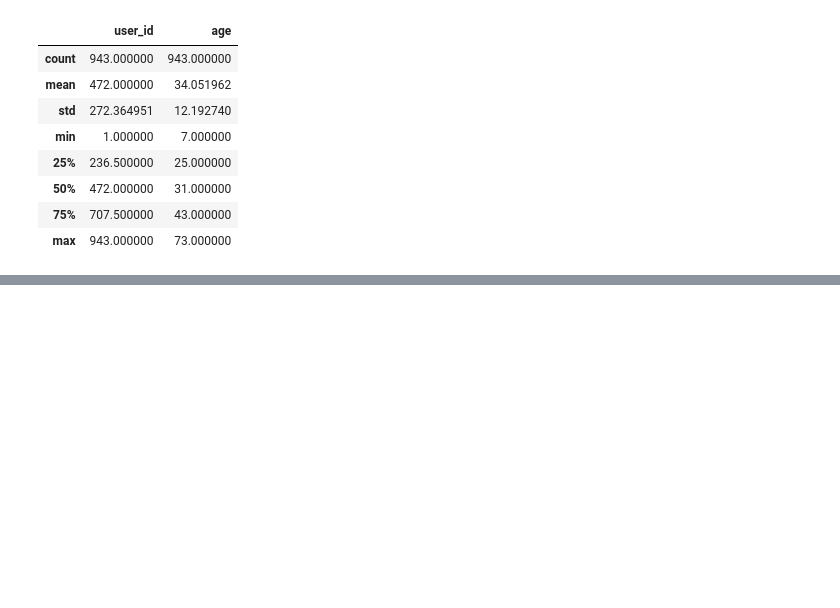
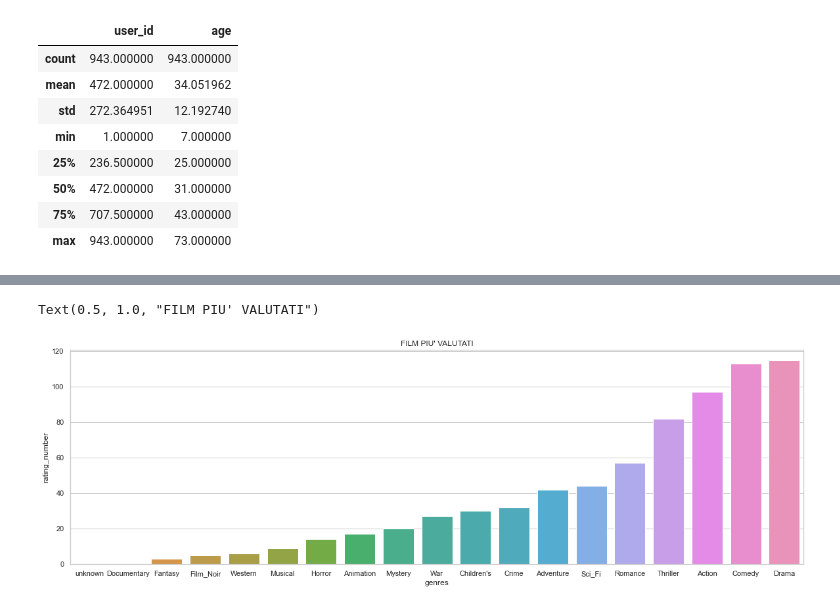
Before and after one commit to SamueleCrispino/recommender-system, a Jupyter notebook: recommender_system.ipynb, the cells around one changed output, grey strips where cells are left out. Saved outputs shown, nothing was run; the diff lists cells and outputs as text; code cells hidden in the pictures; blank space fills up the shorter version.

```diff
--- a/recommender_system.ipynb
+++ b/recommender_system.ipynb
@@ -407,0 +517,29 @@ fig.set_size_inches(6, 12)
+# %%
+children_genres = {}
+
+df_children_like = merged_df[(merged_df["age_range"] == "children") & (merged_df["sentiment"] == "Like")]
+
+children_genres['genres'] = []
+
+children_genres['item_number'] = []
+children_genres['rating_number'] = []
+children_genres['rating_number_ratio'] = []
+
+genres = ["unknown","Action","Adventure","Animation",
+"Children's","Comedy","Crime","Documentary","Drama","Fantasy",
+"Film_Noir","Horror","Musical","Mystery","Romance","Sci_Fi",
+"Thriller","War","Western"]
+
+
+
+for g in genres:
+    selected = df_children_like[df_children_like[g] == 1]
+
+    children_genres['genres'].append(g)
+
+    children_genres['item_number'].append(selected.item.nunique())
+    children_genres['rating_number'].append(selected.item.count())
+    children_genres['rating_number_ratio'].append(selected.item.count()/selected.item.nunique())
+
+df_children_genres_rating = pd.DataFrame(data=children_genres)
+df_children_genres_rating.head()
@@ -407,0 +553,12 @@ fig.set_size_inches(6, 12)
+# %%
+
+
+
+sns.set_theme(style="whitegrid")
+ax = sns.barplot(x="genres", y="rating_number",  data=df_children_genres_rating.sort_values("rating_number"))
+fig = plt.gcf()
+fig.set_size_inches(20, 6)
+plt.title("FILM PIU' VALUTATI")
+# %% [output]
+Text(0.5, 1.0, "FILM PIU' VALUTATI")
+[figure, added]
```
Also changed, not shown: parts of 59 cells of this notebook.
